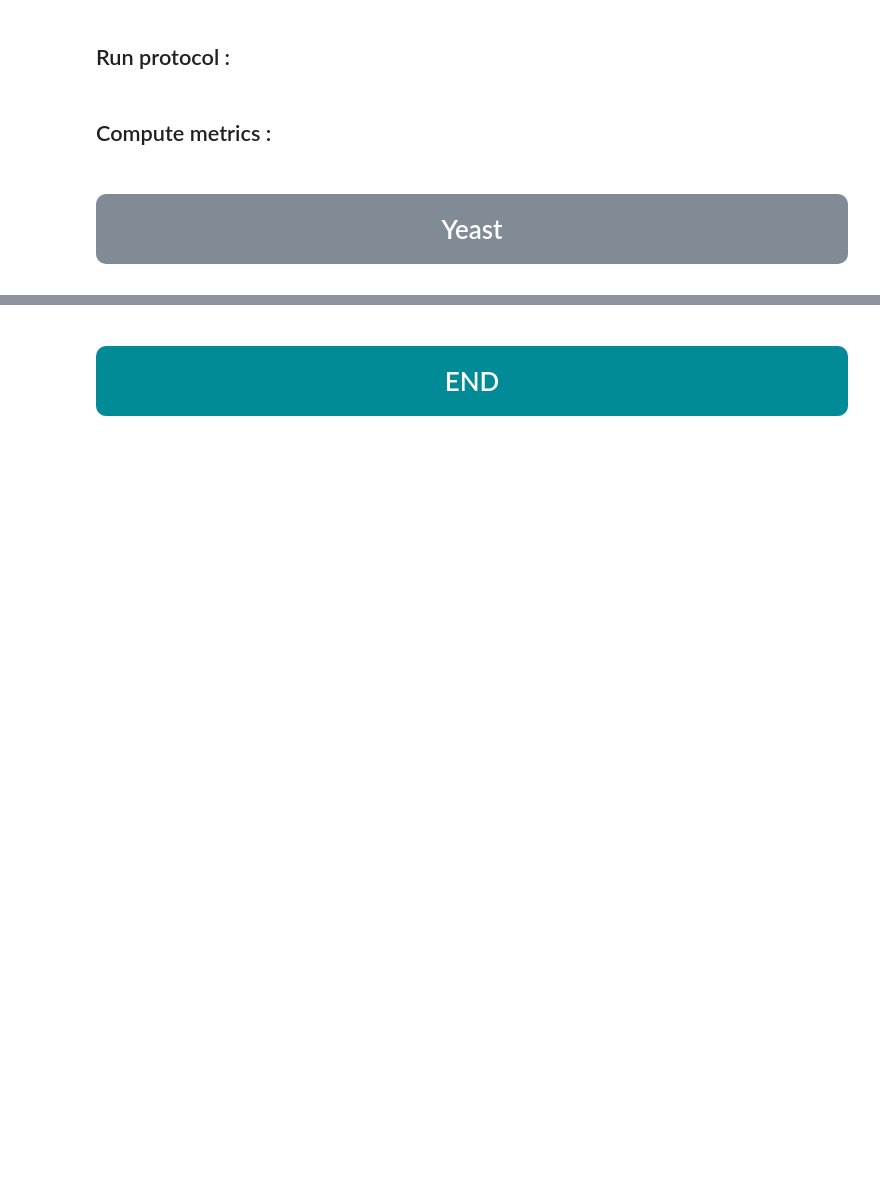
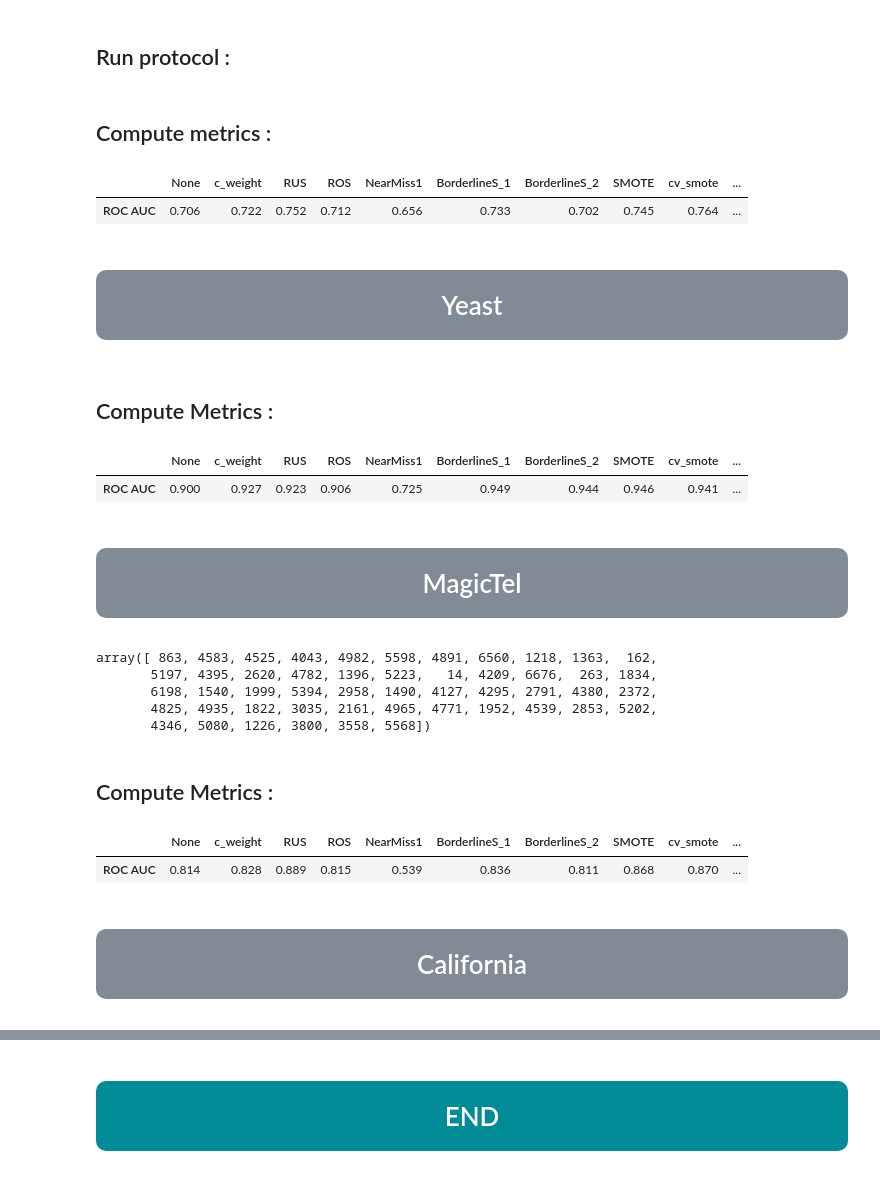
Before and after one commit to artefactory/smote_strategies_study, a Jupyter notebook: notebooks/classif_experiments.ipynb, the cells around one changed output, grey strips where cells are left out. Cells and saved outputs as stored; diff of their text form; code cells hidden in the pictures; blank space fills up the shorter version.

Commit message:
Update Magictel, House and California

```diff
--- a/notebooks/classif_experiments.ipynb
+++ b/notebooks/classif_experiments.ipynb
@@ -295,11 +335,14 @@ list_metric = [
 # %%
 df_final_mean_haberman,df_final_std_haberman = compute_metrics_several_protocols(
     output_dir=output_dir_path,
     init_name_file='2024-02-14-RF100_haberman_depthNone_test',
     list_metric=list_metric,
-    bool_roc_auc_only=True,n_iter=100)
+    bool_roc_auc_only=True,n_iter=1)
 
 df_final_mean_haberman.style.format(precision=3)
+# %% [output]
+|  | None | c_weight | RUS | ROS | NearMiss1 | BorderlineS_1 | BorderlineS_2 | SMOTE | cv_smote | ... |
+| ROC AUC | 0.706 | 0.722 | 0.752 | 0.712 | 0.656 | 0.733 | 0.702 | 0.745 | 0.764 | ... |
 # %% [markdown]
 <center><h1  style="color:white; background-color:#808b96; border-radius: 10px; padding:15px;"> Yeast </h1></center>
 # %%
@@ -312,0 +386,2 @@ X_yeast_1,y_yeast_1 = X_yeast[indices_kept_10,:],y_yeast[indices_kept_10]
+# %% [markdown]
+## Compute Metrics :
@@ -312,0 +397,13 @@ X_yeast_1,y_yeast_1 = X_yeast[indices_kept_10,:],y_yeast[indices_kept_10]
+# %%
+df_final_mean_haberman,df_final_std_haberman = compute_metrics_several_protocols(
+    output_dir=output_dir_path,
+    init_name_file='2024-02-14-RF100_yeast_depthNone_test',
+    list_metric=list_metric,
+    bool_roc_auc_only=True,n_iter=10)
+
+df_final_mean_haberman.style.format(precision=3)
+# %% [output]
+|  | None | c_weight | RUS | ROS | NearMiss1 | BorderlineS_1 | BorderlineS_2 | SMOTE | cv_smote | ... |
+| ROC AUC | 0.900 | 0.927 | 0.923 | 0.906 | 0.725 | 0.949 | 0.944 | 0.946 | 0.941 | ... |
+# %% [markdown]
+<center><h1  style="color:white; background-color:#808b96; border-radius: 10px; padding:15px;"> MagicTel </h1></center>
@@ -312,0 +430,8 @@ X_yeast_1,y_yeast_1 = X_yeast[indices_kept_10,:],y_yeast[indices_kept_10]
+# %%
+indices_kept_1[:50]
+# %% [output]
+array([ 863, 4583, 4525, 4043, 4982, 5598, 4891, 6560, 1218, 1363,  162,
+       5197, 4395, 2620, 4782, 1396, 5223,   14, 4209, 6676,  263, 1834,
+       6198, 1540, 1999, 5394, 2958, 1490, 4127, 4295, 2791, 4380, 2372,
+       4825, 4935, 1822, 3035, 2161, 4965, 4771, 1952, 4539, 2853, 5202,
+       4346, 5080, 1226, 3800, 3558, 5568])
@@ -312,0 +468,2 @@ X_yeast_1,y_yeast_1 = X_yeast[indices_kept_10,:],y_yeast[indices_kept_10]
+# %% [markdown]
+## Compute Metrics :
@@ -312,0 +479,13 @@ X_yeast_1,y_yeast_1 = X_yeast[indices_kept_10,:],y_yeast[indices_kept_10]
+# %%
+df_final_mean_haberman,df_final_std_haberman = compute_metrics_several_protocols(
+    output_dir=output_dir_path,
+    init_name_file='2024-02-14-RF100_magicTel_depthNone_test',
+    list_metric=list_metric,
+    bool_roc_auc_only=True,n_iter=10)
+
+df_final_mean_haberman.style.format(precision=3)
+# %% [output]
+|  | None | c_weight | RUS | ROS | NearMiss1 | BorderlineS_1 | BorderlineS_2 | SMOTE | cv_smote | ... |
+| ROC AUC | 0.814 | 0.828 | 0.889 | 0.815 | 0.539 | 0.836 | 0.811 | 0.868 | 0.870 | ... |
+# %% [markdown]
+<center><h1  style="color:white; background-color:#808b96; border-radius: 10px; padding:15px;"> California </h1></center>
```
Also changed, not shown: parts of 47 cells of this notebook, 2 other files.
